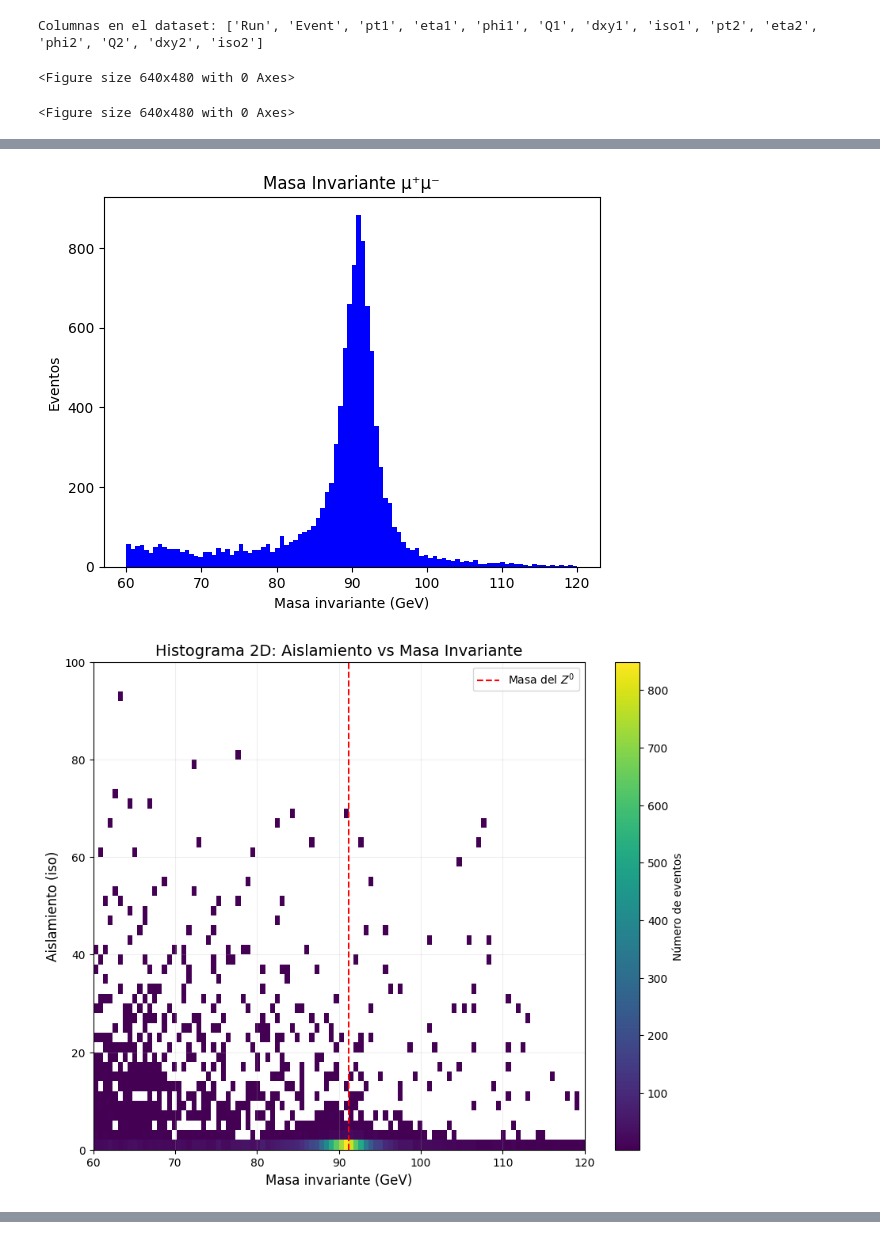
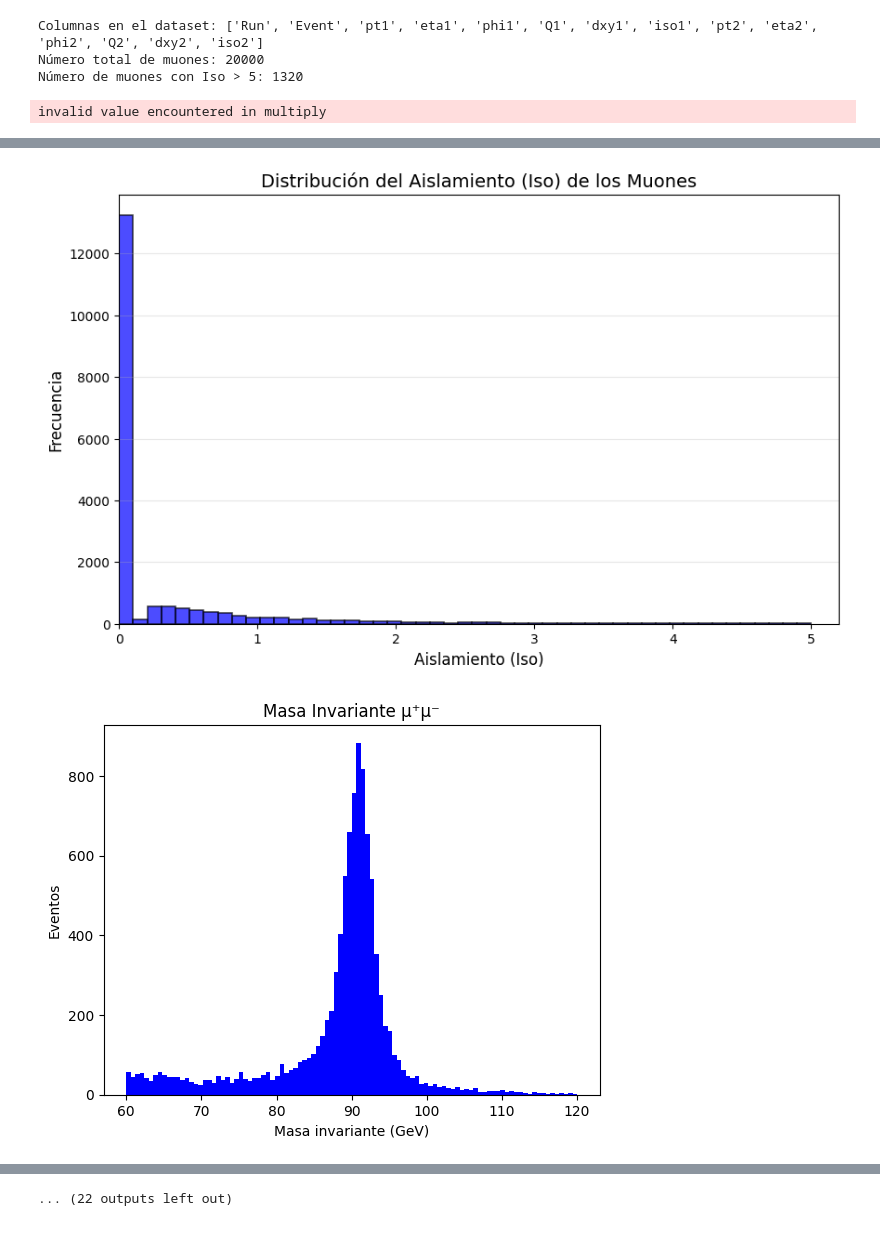
Before and after one commit to ProgramasParaFisicaDeParticulas/lecturadedatosabiertoscmszmumu-Kemish12, a Jupyter notebook: CMSOpenDataZtoMuMu.ipynb, the cells around one changed output, grey strips where cells are left out. Cells and saved outputs as stored; diff of their text form; code cells hidden in the pictures.

```diff
--- a/CMSOpenDataZtoMuMu.ipynb
+++ b/CMSOpenDataZtoMuMu.ipynb
@@ -24,33 +24,36 @@ muon1 = particles[['pt1', 'iso1']].rename(columns={'pt1': 'pt', 'iso1': 'iso'})
 muon2 = particles[['pt2', 'iso2']].rename(columns={'pt2': 'pt', 'iso2': 'iso'})
 muons = pd.concat([muon1, muon2], ignore_index=True)
 
-fig_iso = px.histogram(muons, x='iso',
-                       nbins=500,  # Número de bins
-                       title="Distribución del Aislamiento (Iso) de los muones",
-                       labels={'iso': 'Aislamiento (Iso)'},
-                       color_discrete_sequence=['blue'])
+# Limpiar datos
+muons_clean = muons.dropna()
+print(f"Número total de muones: {len(muons_clean)}")
 
-# Ajustar el eje X para mostrar marcas de 1 en 1
-fig_iso.update_layout(
-    bargap=0.1,
-    xaxis=dict(
-        tickmode='linear',  # Modo lineal para espaciado uniforme
-        tick0=0,           # Primera marca en 0
-        dtick=5            # Incremento de 1 unidad
-    )
-)
-plt.savefig('histograma_iso 5.png', dpi=300, bbox_inches='tight')
+# Definir los bins: 50 entre 0 y 5, más un último bin para valores >5
+bins = list(np.linspace(0, 5, 50)) + [float('inf')]
+
+# Graficar
+plt.figure(figsize=(10, 6))
+n, bins_plot, patches = plt.hist(muons_clean['iso'], bins=bins, color='blue',
+                                  alpha=0.7, edgecolor='black', linewidth=1.2)
+
+# Etiquetas y estilo
+plt.title('Distribución del Aislamiento (Iso) de los Muones', fontsize=14)
+plt.xlabel('Aislamiento (Iso)', fontsize=12)
+plt.ylabel('Frecuencia', fontsize=12)
+plt.grid(axis='y', alpha=0.3)
+
+# Limitar visualmente el eje X
+plt.xlim(0, 5.2)
+
+# Mostrar cuántos muones están por encima de 5
+outliers = muons_clean[muons_clean['iso'] > 5]
+print(f"Número de muones con Iso > 5: {len(outliers)}")
+
+# Guardar y descargar
+plt.savefig('histograma_iso_5.png', dpi=300, bbox_inches='tight')
+files.download('histograma_iso_5.png')
+
 plt.show()
-
-fig_iso = px.histogram(muons, x='iso',
-                       nbins=500,  # Número de bins
-                       title="Distribución del Aislamiento (Iso) de los muones",
-                       labels={'iso': 'Aislamiento (Iso)'},
-                       color_discrete_sequence=['blue'])
-plt.savefig('histograma_iso 1.png', dpi=300, bbox_inches='tight')
-plt.show()
-
-
 # Calcular masa invariante (si no está en el dataset)
 particles['m_inv'] = np.sqrt(2 * particles['pt1'] * particles['pt2'] *
                      (np.cosh(particles['eta1'] - particles['eta2']) -
@@ -208,5 +211,6 @@ files.download('iso por carga.png')
 files.download('pseudorapidez vs phi.png')
 # %% [output]
 Columnas en el dataset: ['Run', 'Event', 'pt1', 'eta1', 'phi1', 'Q1', 'dxy1', 'iso1', 'pt2', 'eta2', 'phi2', 'Q2', 'dxy2', 'iso2']
+Número total de muones: 20000
+Número de muones con Iso > 5: 1320
-<Figure size 640x480 with 0 Axes>
+invalid value encountered in multiply
-<Figure size 640x480 with 0 Axes>
@@ -213,2 +219,2 @@ Columnas en el dataset: ['Run', 'Event', 'pt1', 'eta1', 'phi1', 'Q1', 'dxy1', 'i
-[figure, old version]
+[figure, new version]
-[figure, old version]
+[figure, new version]
@@ -223,3 +227,4 @@ Columnas en el dataset: ['Run', 'Event', 'pt1', 'eta1', 'phi1', 'Q1', 'dxy1', 'i
+... (22 outputs left out)
 # %%
 fig_5=px.histogram(particles['pt1'],particles['pt1'])
 fig_5.show()
```
Also changed, not shown: parts of 1 cell of this notebook.
